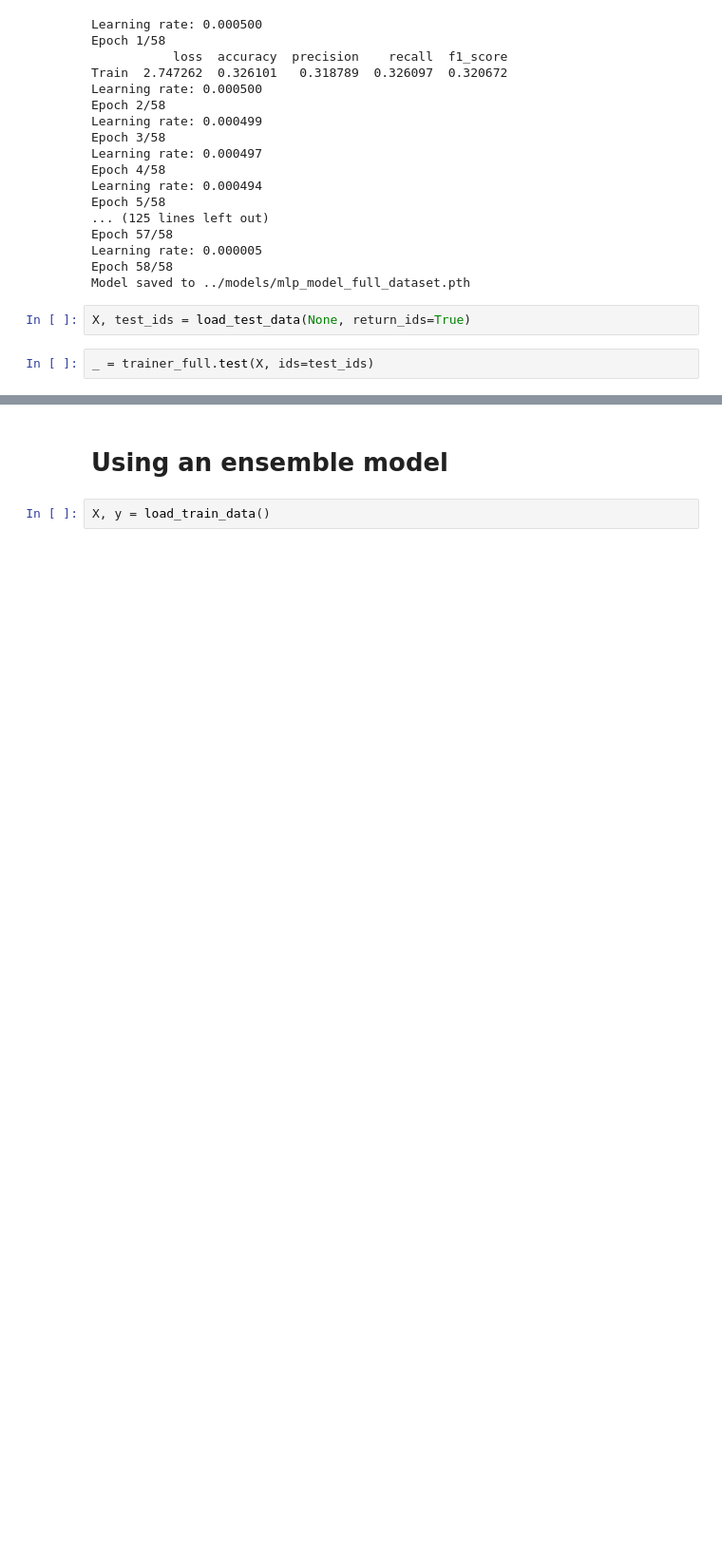
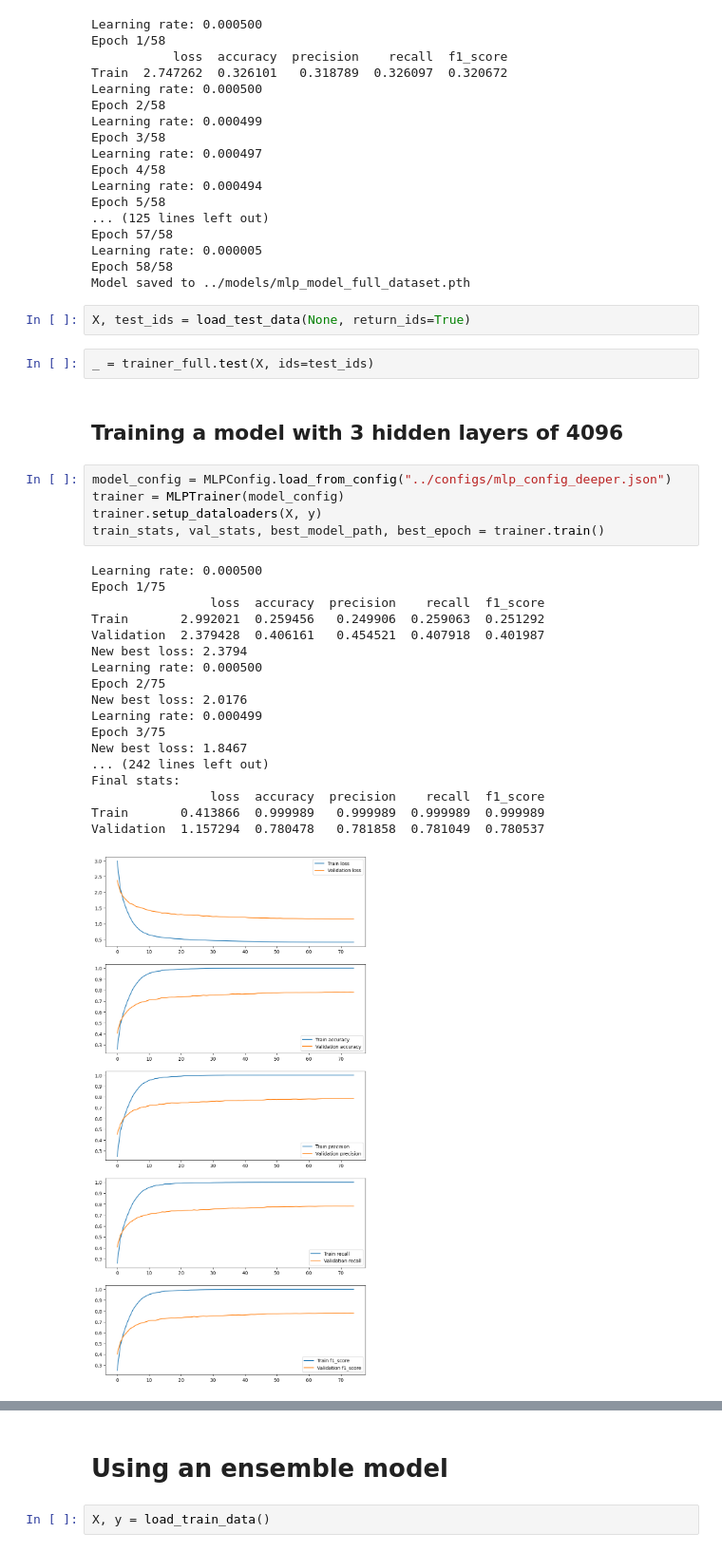
Before and after one commit to Artypuppet/COMP432-Project, a Jupyter notebook: notebooks/MLP_pytorch.ipynb, the cells around one changed output, grey strips where cells are left out. Shown at 95% size. Saved outputs shown, nothing was run; the diff lists cells and outputs as text; blank space fills up the shorter version.

Commit message:
feat: Adding the final report, tested a deeper but wider network, and also visualized the network architecture

```diff
--- a/notebooks/MLP_pytorch.ipynb
+++ b/notebooks/MLP_pytorch.ipynb
@@ -79,3 +79,29 @@ Model saved to ../models/mlp_model_full_dataset.pth
 X, test_ids = load_test_data(None, return_ids=True)
 # %%
 _ = trainer_full.test(X, ids=test_ids)
+# %% [markdown]
+## Training a model with 3 hidden layers of 4096
+# %%
+model_config = MLPConfig.load_from_config("../configs/mlp_config_deeper.json")
+trainer = MLPTrainer(model_config)
+trainer.setup_dataloaders(X, y)
+train_stats, val_stats, best_model_path, best_epoch = trainer.train()
+# %% [output]
+Learning rate: 0.000500
+Epoch 1/75
+                loss  accuracy  precision    recall  f1_score
+Train       2.992021  0.259456   0.249906  0.259063  0.251292
+Validation  2.379428  0.406161   0.454521  0.407918  0.401987
+New best loss: 2.3794
+Learning rate: 0.000500
+Epoch 2/75
+New best loss: 2.0176
+Learning rate: 0.000499
+Epoch 3/75
+New best loss: 1.8467
+... (242 lines left out)
+Final stats:
+                loss  accuracy  precision    recall  f1_score
+Train       0.413866  0.999989   0.999989  0.999989  0.999989
+Validation  1.157294  0.780478   0.781858  0.781049  0.780537
+[figure, added]
```
Also changed, not shown: parts of 4 cells of this notebook, 19 other files.
